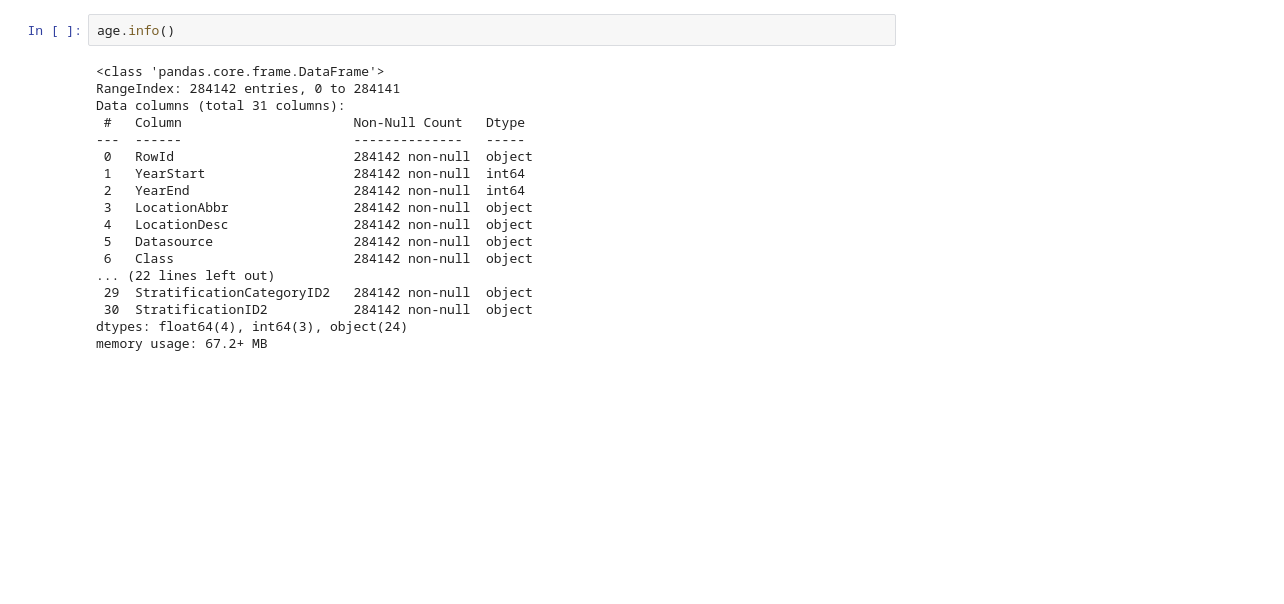
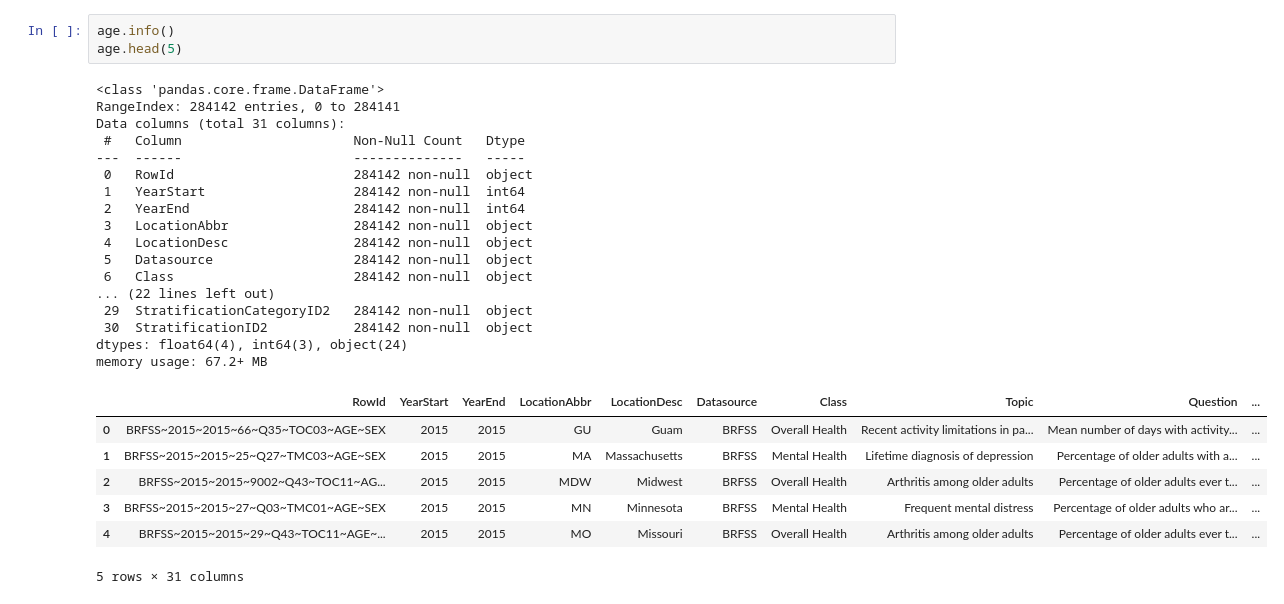
Before and after one commit to willyoonn-hue/DSRP, a Jupyter notebook: Health_final_project.ipynb, the cells around one changed output. Drawn from its saved outputs; the diff is of its cells as text; blank space fills up the shorter version.

```diff
--- a/Health_final_project.ipynb
+++ b/Health_final_project.ipynb
@@ -10,21 +8,29 @@ TypeError: 'RangeIndex' object is not callable
 # %%
 age.info()
+age.head(5)
 # %% [output]
 <class 'pandas.core.frame.DataFrame'>
 RangeIndex: 284142 entries, 0 to 284141
 Data columns (total 31 columns):
  #   Column                      Non-Null Count   Dtype
 ---  ------                      --------------   -----
  0   RowId                       284142 non-null  object
  1   YearStart                   284142 non-null  int64
  2   YearEnd                     284142 non-null  int64
  3   LocationAbbr                284142 non-null  object
  4   LocationDesc                284142 non-null  object
  5   Datasource                  284142 non-null  object
  6   Class                       284142 non-null  object
 ... (22 lines left out)
  29  StratificationCategoryID2   284142 non-null  object
  30  StratificationID2           284142 non-null  object
 dtypes: float64(4), int64(3), object(24)
 memory usage: 67.2+ MB
+|  | RowId | YearStart | YearEnd | LocationAbbr | LocationDesc | Datasource | Class | Topic | Question | ... |
+| 0 | BRFSS~2015~2015~66~Q35~TOC03~AGE~SEX | 2015 | 2015 | GU | Guam | BRFSS | Overall Health | Recent activity limitations in pa... | Mean number of days with activity... | ... |
+| 1 | BRFSS~2015~2015~25~Q27~TMC03~AGE~SEX | 2015 | 2015 | MA | Massachusetts | BRFSS | Mental Health | Lifetime diagnosis of depression | Percentage of older adults with a... | ... |
+| 2 | BRFSS~2015~2015~9002~Q43~TOC11~AG... | 2015 | 2015 | MDW | Midwest | BRFSS | Overall Health | Arthritis among older adults | Percentage of older adults ever t... | ... |
+| 3 | BRFSS~2015~2015~27~Q03~TMC01~AGE~SEX | 2015 | 2015 | MN | Minnesota | BRFSS | Mental Health | Frequent mental distress | Percentage of older adults who ar... | ... |
+| 4 | BRFSS~2015~2015~29~Q43~TOC11~AGE~... | 2015 | 2015 | MO | Missouri | BRFSS | Overall Health | Arthritis among older adults | Percentage of older adults ever t... | ... |
+5 rows × 31 columns
 # %%
```
Also changed, not shown: parts of 5 cells of this notebook.
